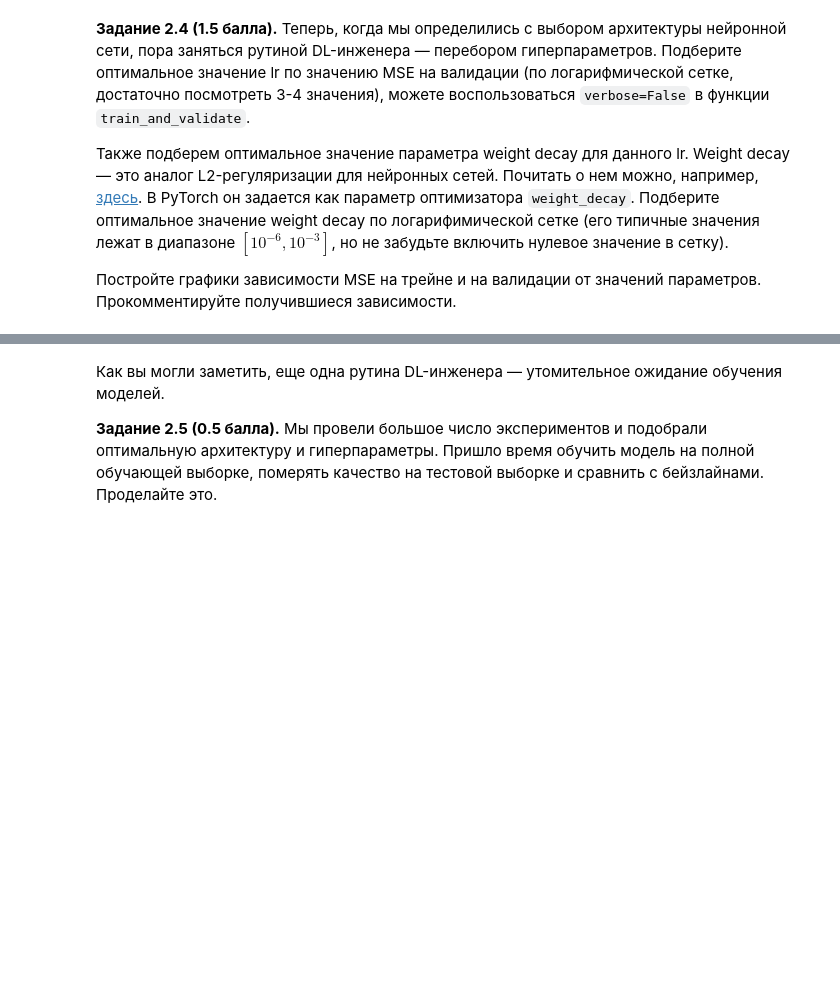
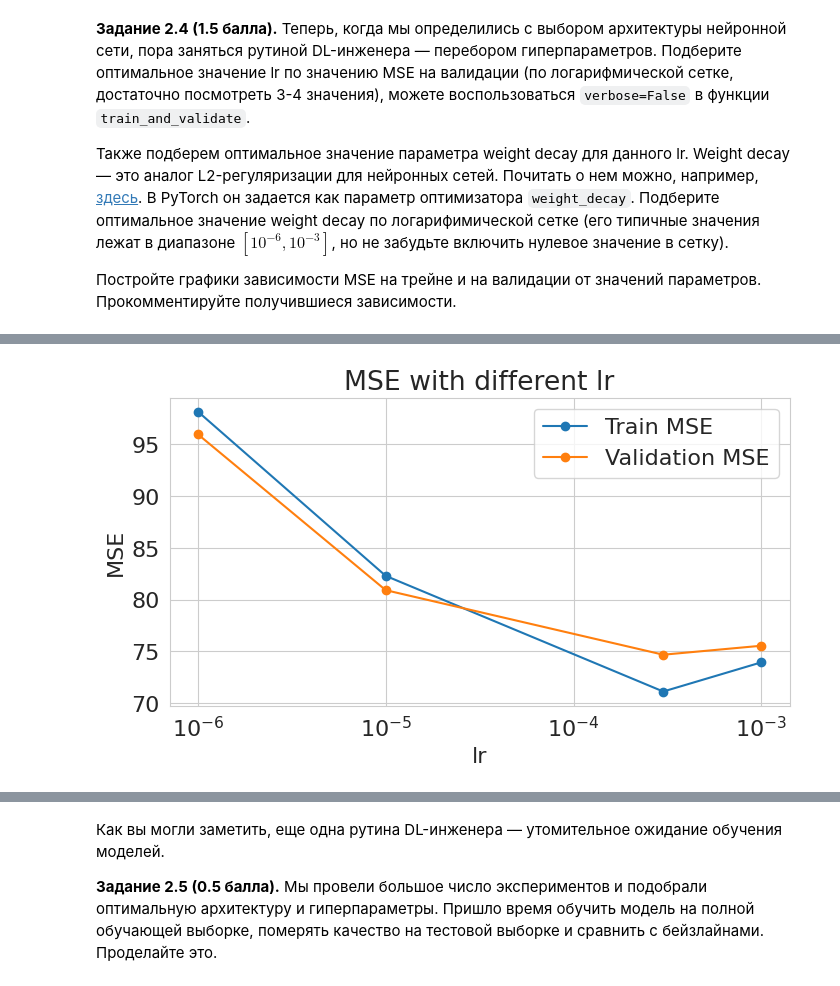
Before and after one commit to VladislavTokarev02/AI_ML_homework, a Jupyter notebook: HW1.ipynb, the cells around one changed output, grey strips where cells are left out. Cells and saved outputs as stored; diff of their text form; code cells hidden in the pictures; blank space fills up the shorter version.

```diff
--- a/HW1.ipynb
+++ b/HW1.ipynb
@@ -873,0 +885,23 @@ MSE на валидационной выборке: 89.86
+# %%
+class nineth_NN(nn.Module):
+  def __init__(self, hidden_size, input_size, final_pred):
+    super(nineth_NN, self).__init__()
+    self.fc1 = nn.Linear(input_size, hidden_size)
+    self.dropout = nn.Dropout(p=0.2)
+    self.relu = nn.ReLU()
+    self.fc2 = nn.Linear(hidden_size, hidden_size)
+    self.fc3 = nn.Linear(hidden_size, final_pred)
+    self.sigmoid = nn.Sigmoid()
+
+  def forward(self, x):
+      out = self.fc1(x)
+      out = self.dropout(out)
+      out = self.relu(out)
+      out = self.fc2(out)
+      out = self.dropout(out)
+      out = self.relu(out)
+      out = self.fc3(out)
+      out = self.sigmoid(out)
+      return out
+
+model_9 = nineth_NN(hidden_size, input_size, final_pred).to(device)
@@ -873,0 +919,22 @@ MSE на валидационной выборке: 89.86
+# %%
+train_mse_lr = []
+val_mse_lr = []
+
+for lr_value in lr_lst:
+    model = nineth_NN(hidden_size, input_size, final_pred).to(device)
+    criterion = nn.MSELoss()
+    optimizer = torch.optim.Adam(model.parameters(), lr=lr_value, betas=betas, eps=eps, weight_decay=0)
+    train_mse, val_mse = train_and_validate(model, optimizer, criterion, mse_metric, train_loader, val_loader, num_epochs, verbose=False)
+    train_mse_lr.append(train_mse)
+    val_mse_lr.append(val_mse)
+
+plt.figure(figsize=(8,4))
+plt.semilogx(lr_lst, train_mse_lr, marker='o', label='Train MSE')
+plt.semilogx(lr_lst, val_mse_lr, marker='o', label='Validation MSE')
+plt.xlabel('lr')
+plt.ylabel('MSE')
+plt.title('MSE with different lr')
+plt.legend()
+plt.show()
+# %% [output]
+[figure, added]
```
Also changed, not shown: parts of 32 cells of this notebook.
